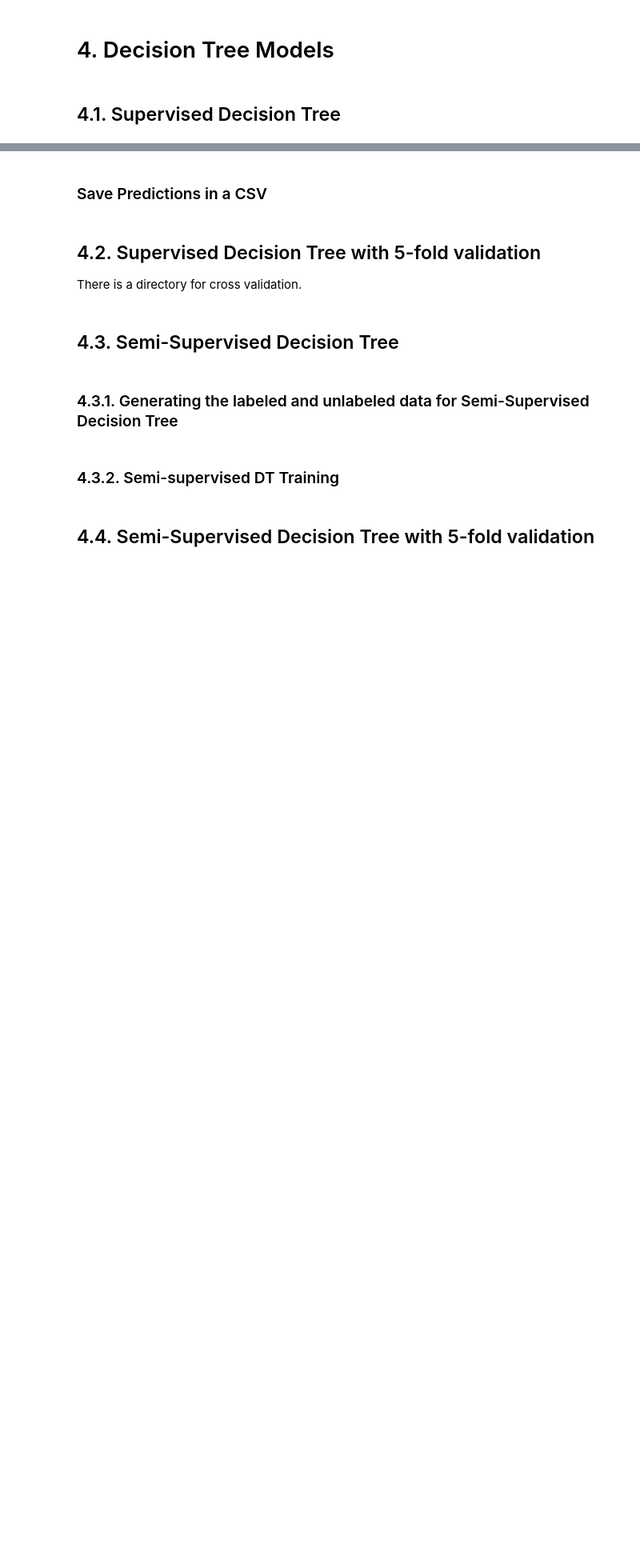
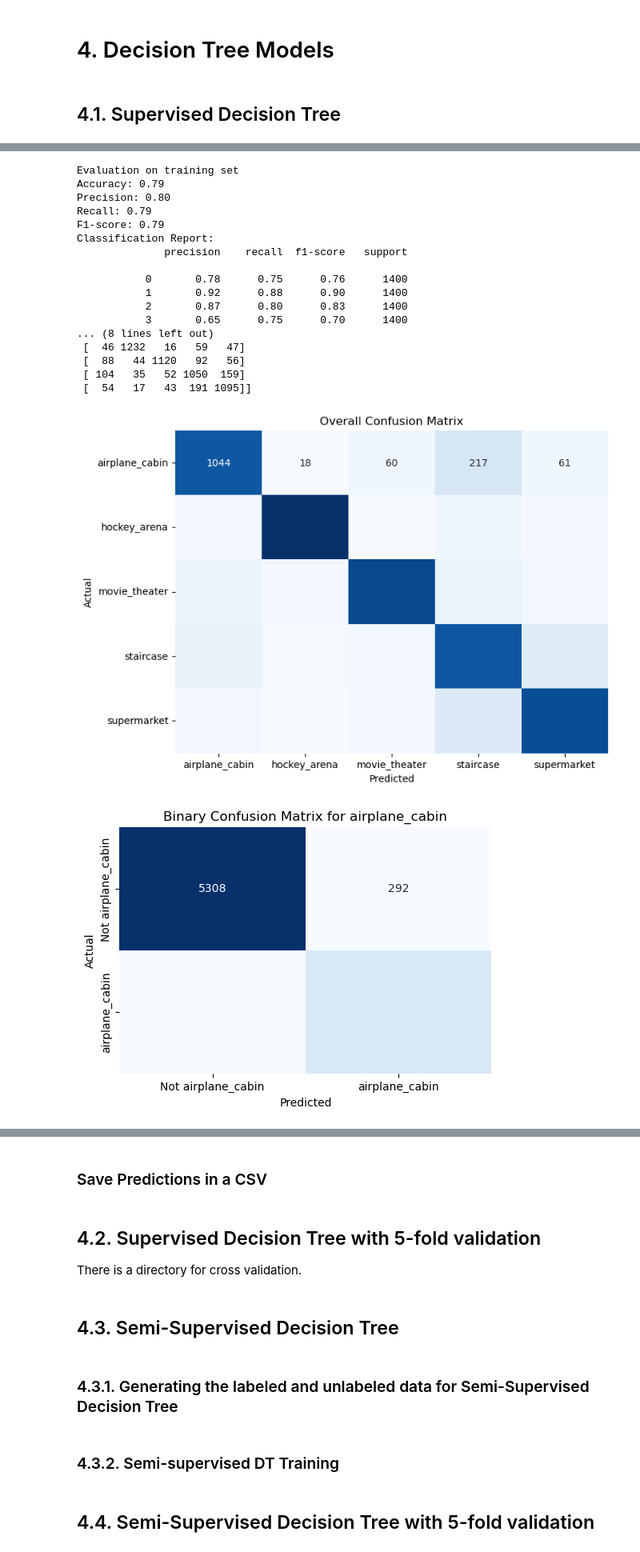
Before and after one commit to helHg/nextlevelai-venue-classification, a Jupyter notebook: notebooks/decision_tree_models.ipynb, the cells around one changed output, grey strips where cells are left out. Shown at 80% size. Drawn from its saved outputs; the diff is of its cells as text; code cells hidden in the pictures; blank space fills up the shorter version.

Commit message:
Added binary confusion matrix for DT results evaluation

```diff
--- a/notebooks/decision_tree_models.ipynb
+++ b/notebooks/decision_tree_models.ipynb
@@ -472,0 +622,52 @@ print(f'Test Accuracy for model_dt: {test_accuracy_dt}')
+# %%
+# evaluate the model on the training set
+train_predictions = model_dt.predict(train_data)
+train_results = evaluate_model(train_predictions, train_labels)
+
+# evaluate the model on the validation set
+val_predictions = model_dt.predict(validation_data)
+val_results = evaluate_model(val_predictions, validation_labels)
+
+# evaluate the model on the test set
+test_predictions = model_dt.predict(test_data)
+test_results = evaluate_model(test_predictions, test_labels)
+# %%
+# print and plot the evaluation results
+print("Evaluation on training set")
+print_evaluation_results(train_results, train_labels, train_predictions)
+print("Evaluation on validation set")
+print_evaluation_results(val_results, validation_labels, val_predictions)
+print("Evaluation on test set")
+print_evaluation_results(test_results, test_labels, test_predictions)
+
+
+# save results in .txt file
+hyperparameters = {
+                    'max_depth': 10,
+                    'min_samples_split': 20,
+                    'min_samples_leaf': 2
+                }
+
+#save_evaluation_results_to_txt(train_results, output_path_filetest, hyperparameters, 'Training')
+#save_evaluation_results_to_txt(val_results, output_path_filetest, hyperparameters, 'Validation')
+#save_evaluation_results_to_txt(val_results, output_path_filetest, hyperparameters, 'Testing')
+# %% [output]
+Evaluation on training set
+Accuracy: 0.79
+Precision: 0.80
+Recall: 0.79
+F1-score: 0.79
+Classification Report:
+              precision    recall  f1-score   support
+
+           0       0.78      0.75      0.76      1400
+           1       0.92      0.88      0.90      1400
+           2       0.87      0.80      0.83      1400
+           3       0.65      0.75      0.70      1400
+... (8 lines left out)
+ [  46 1232   16   59   47]
+ [  88   44 1120   92   56]
+ [ 104   35   52 1050  159]
+ [  54   17   43  191 1095]]
+[figure, added]
+[figure, added]
```
Also changed, not shown: parts of 22 cells of this notebook.
